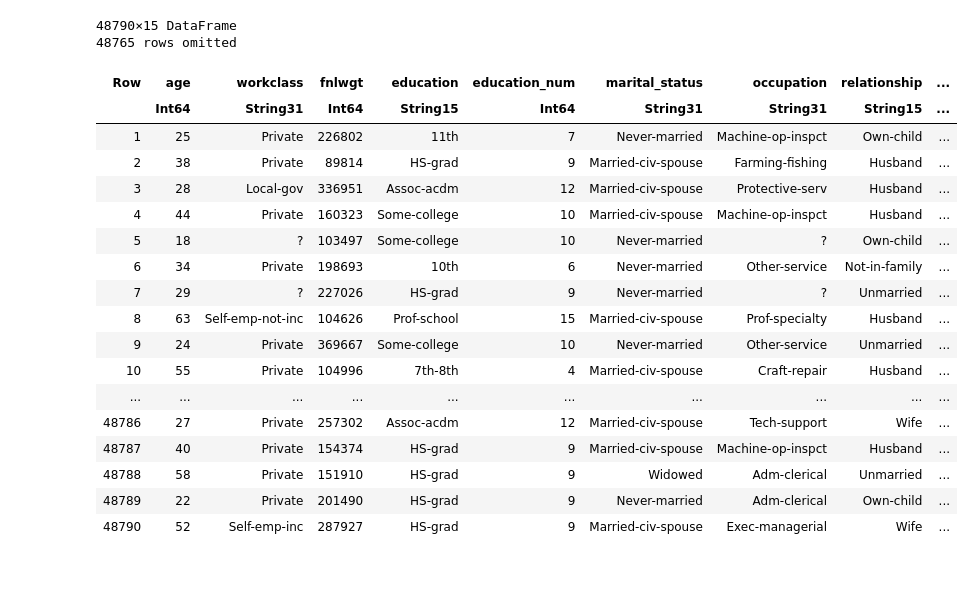
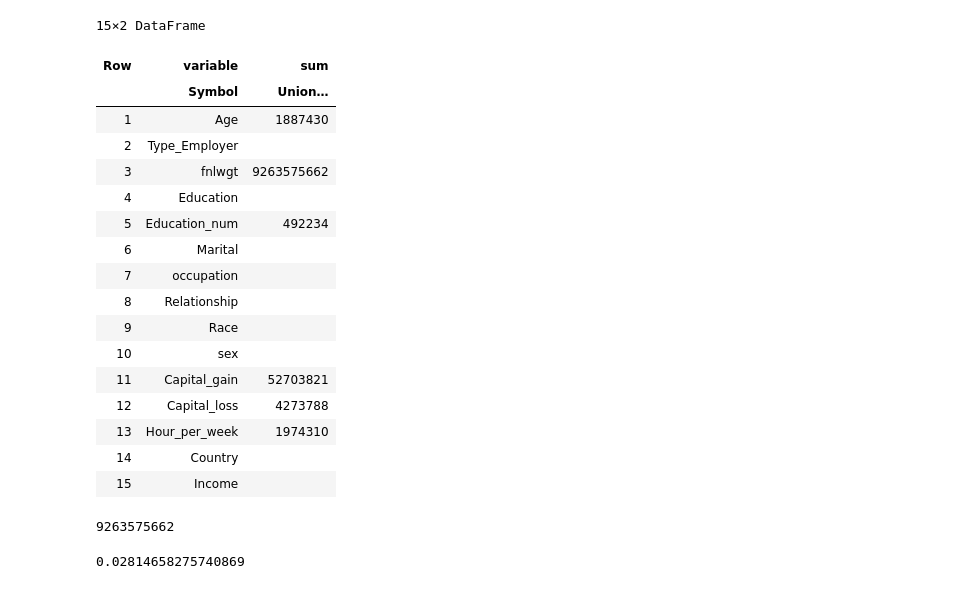
Before and after one commit to toby-farley/Adult, a Jupyter notebook: Adult Julia.ipynb, the cells around one changed output. Drawn from its saved outputs; the diff is of its cells as text; code cells hidden in the pictures.

```diff
--- a/Adult Julia.ipynb
+++ b/Adult Julia.ipynb
@@ -4,2 +7,2 @@ using DataFrames
 # %%
-df = DataFrame(CSV.File("Adult.csv"))
+df = DataFrame(CSV.File("Adult.csv", missingstring="?"))
@@ -6,26 +30,30 @@ df = DataFrame(CSV.File("Adult.csv"))
 # %%
 describe(df)
-describe(df, :mean, :std)
-describe(df, sum => :sum)
-unique(df)
+totals = describe(df, sum => :sum)
 # %% [output]
-48790×15 DataFrame
-48765 rows omitted
+15×2 DataFrame
-| Row | age | workclass | fnlwgt | education | education_num | marital_status | occupation | relationship | ... |
-|  | Int64 | String31 | Int64 | String15 | Int64 | String31 | String31 | String15 | ... |
-| 1 | 25 | Private | 226802 | 11th | 7 | Never-married | Machine-op-inspct | Own-child | ... |
-| 2 | 38 | Private | 89814 | HS-grad | 9 | Married-civ-spouse | Farming-fishing | Husband | ... |
-| 3 | 28 | Local-gov | 336951 | Assoc-acdm | 12 | Married-civ-spouse | Protective-serv | Husband | ... |
-| 4 | 44 | Private | 160323 | Some-college | 10 | Married-civ-spouse | Machine-op-inspct | Husband | ... |
-| 5 | 18 | ? | 103497 | Some-college | 10 | Never-married | ? | Own-child | ... |
-| 6 | 34 | Private | 198693 | 10th | 6 | Never-married | Other-service | Not-in-family | ... |
-| 7 | 29 | ? | 227026 | HS-grad | 9 | Never-married | ? | Unmarried | ... |
-| 8 | 63 | Self-emp-not-inc | 104626 | Prof-school | 15 | Married-civ-spouse | Prof-specialty | Husband | ... |
-| 9 | 24 | Private | 369667 | Some-college | 10 | Never-married | Other-service | Unmarried | ... |
-| 10 | 55 | Private | 104996 | 7th-8th | 4 | Married-civ-spouse | Craft-repair | Husband | ... |
-| ... | ... | ... | ... | ... | ... | ... | ... | ... | ... |
-| 48786 | 27 | Private | 257302 | Assoc-acdm | 12 | Married-civ-spouse | Tech-support | Wife | ... |
-| 48787 | 40 | Private | 154374 | HS-grad | 9 | Married-civ-spouse | Machine-op-inspct | Husband | ... |
-| 48788 | 58 | Private | 151910 | HS-grad | 9 | Widowed | Adm-clerical | Unmarried | ... |
-| 48789 | 22 | Private | 201490 | HS-grad | 9 | Never-married | Adm-clerical | Own-child | ... |
-| 48790 | 52 | Self-emp-inc | 287927 | HS-grad | 9 | Married-civ-spouse | Exec-managerial | Wife | ... |
+| Row | variable | sum |
+|  | Symbol | Union… |
+| 1 | Age | 1887430 |
+| 2 | Type_Employer |  |
+| 3 | fnlwgt | 9263575662 |
+| 4 | Education |  |
+| 5 | Education_num | 492234 |
+| 6 | Marital |  |
+| 7 | occupation |  |
+| 8 | Relationship |  |
+| 9 | Race |  |
+| 10 | sex |  |
+| 11 | Capital_gain | 52703821 |
+| 12 | Capital_loss | 4273788 |
+| 13 | Hour_per_week | 1974310 |
+| 14 | Country |  |
+| 15 | Income |  |
+# %%
+fnlwgt = totals[3, 2]
+# %% [output]
+9263575662
+# %%
+factor = 260_737_999.0/fnlwgt
+# %% [output]
+0.02814658275740869
```
Also changed, not shown: parts of 44 cells of this notebook, 3 other files.
